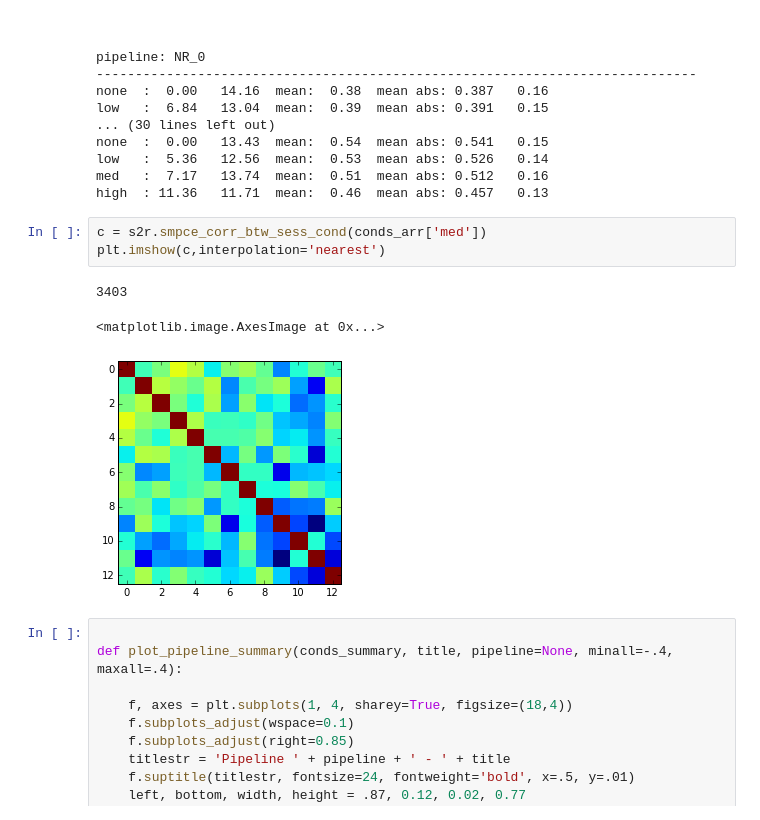
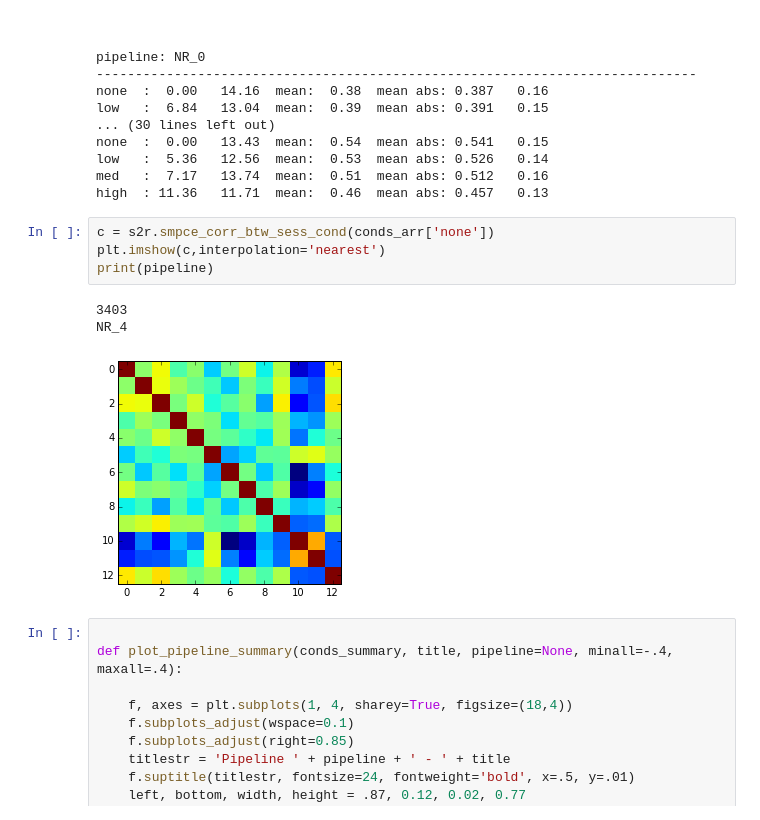
Before and after one commit to simpace/processing-scripts, a Jupyter notebook: simpace/signals2results.ipynb, the cells around one changed output. Drawn from its saved outputs; the diff is of its cells as text.

```diff
--- a/simpace/signals2results.ipynb
+++ b/simpace/signals2results.ipynb
@@ -114,12 +114,13 @@ low   :  5.36   12.56  mean:  0.53  mean abs: 0.526   0.14
 med   :  7.17   13.74  mean:  0.51  mean abs: 0.512   0.16
 high  : 11.36   11.71  mean:  0.46  mean abs: 0.457   0.13
 # %%
-c = s2r.smpce_corr_btw_sess_cond(conds_arr['med'])
+c = s2r.smpce_corr_btw_sess_cond(conds_arr['none'])
 plt.imshow(c,interpolation='nearest')
+print(pipeline)
 # %% [output]
 3403
+NR_4
-<matplotlib.image.AxesImage at 0x...>
-[figure, old version]
+[figure, new version]
 # %%
 
 def plot_pipeline_summary(conds_summary, title, pipeline=None, minall=-.4, maxall=.4):
```
